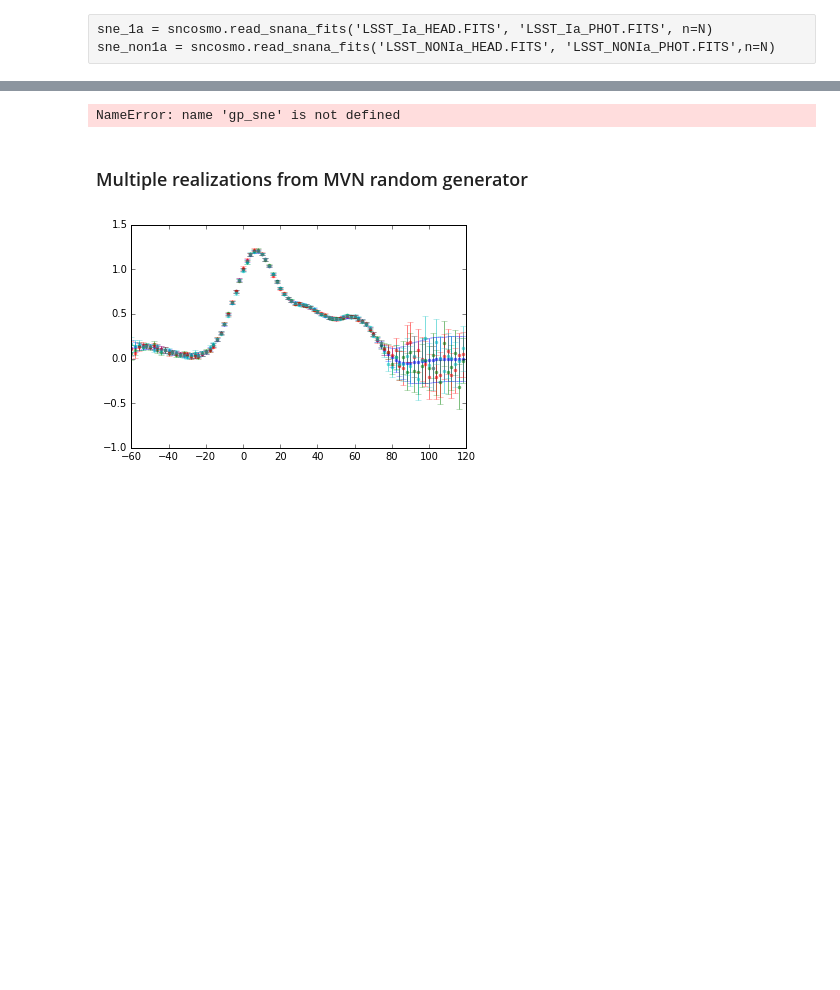
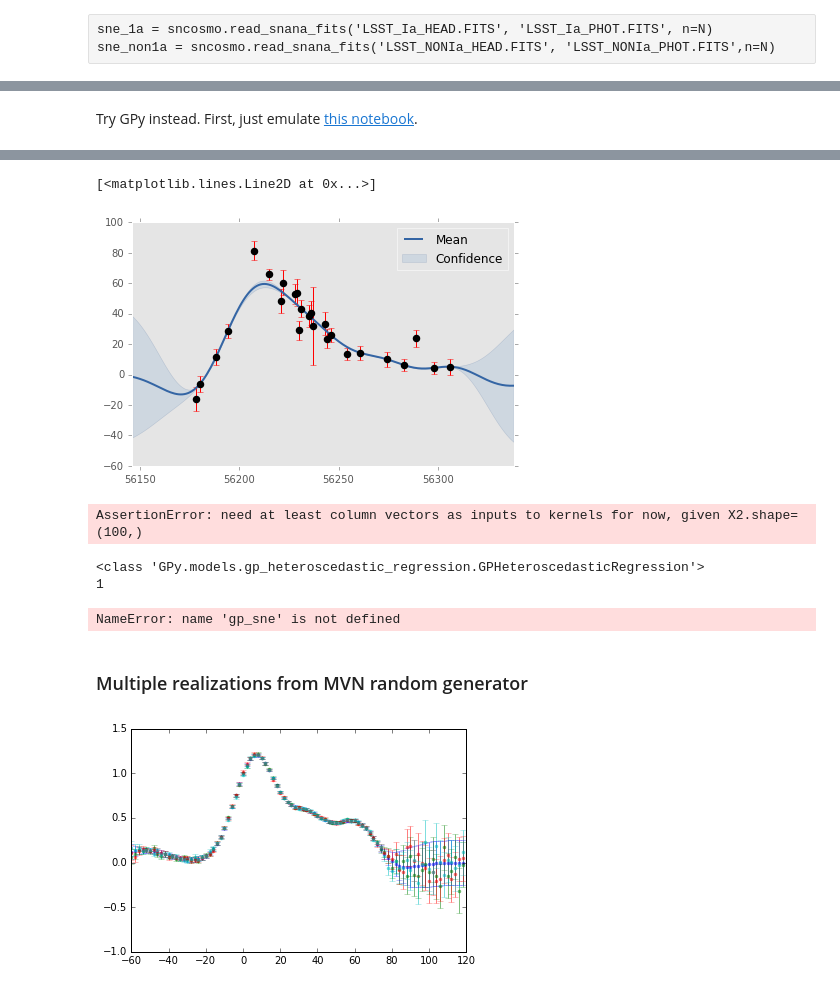
Before and after one commit to djreiss/SNclass, a Jupyter notebook: SNclass-Copy1.ipynb, the cells around one changed output, grey strips where cells are left out. Drawn from its saved outputs; the diff is of its cells as text; code cells hidden in the pictures; blank space fills up the shorter version.

```diff
--- a/SNclass-Copy1.ipynb
+++ b/SNclass-Copy1.ipynb
@@ -157,0 +174,21 @@ plt.legend(loc='lower right')
+# %% [markdown]
+Try GPy instead. First, just emulate [this notebook](http://nbviewer.jupyter.org/github/SheffieldML/notebook/blob/master/GPy/heteroscedastic_regression.ipynb).
+# %%
+import GPy
+
+#kern = GPy.kern.MLP(1) + GPy.kern.Bias(1)
+#kern = GPy.kern.Linear(input_dim=1, variances=np.median(dy))
+kern = GPy.kern.RBF(input_dim=1, variance=np.median(dy), lengthscale=1.)
+#kern = GPy.kern.Exponential(input_dim=1, variance=np.median(dy), lengthscale=1.)
+
+m = GPy.models.GPHeteroscedasticRegression(x[:,None], y[:,None], kern)
+m['.*het_Gauss.variance'] = np.abs(dy)[:,None] * 2. # Set the noise parameters to the error in Y
+m.het_Gauss.variance.fix() # We can fix the noise term, since we already know it
+#m.constrain_positive()
+m.optimize()
+
+m.plot_f() # Show the predictive values of the GP.
+plt.errorbar(x, y, yerr=dy, fmt=None, ecolor='r', zorder=1)
+plt.grid()
+plt.plot(x, y, 'ko', mew=1.5)
+# %% [output]
@@ -158,3 +196,19 @@ plt.legend(loc='lower right')
+[<matplotlib.lines.Line2D at 0x...>]
+[figure, added]
+# %%
+xfit = np.linspace(x.min()-30., x.max()+30., 100)
+#print xfit
+yfit = m.predict(xfit.T)
+# %% [output]
+AssertionError: need at least column vectors as inputs to kernels for now, given X2.shape=(100,)
+# %%
+print type(m)
+print m.input_dim
+#?m.predict
+??m.plot
+# %% [output]
+<class 'GPy.models.gp_heteroscedastic_regression.GPHeteroscedasticRegression'>
+1
 # %%
 new_lc, param, _ = gp_sne.preprocess_lc(lc, kernel='SE', debug=True)
 tt = np.arange(-60, 120, step=2)
```
Also changed, not shown: parts of 5 cells of this notebook.
